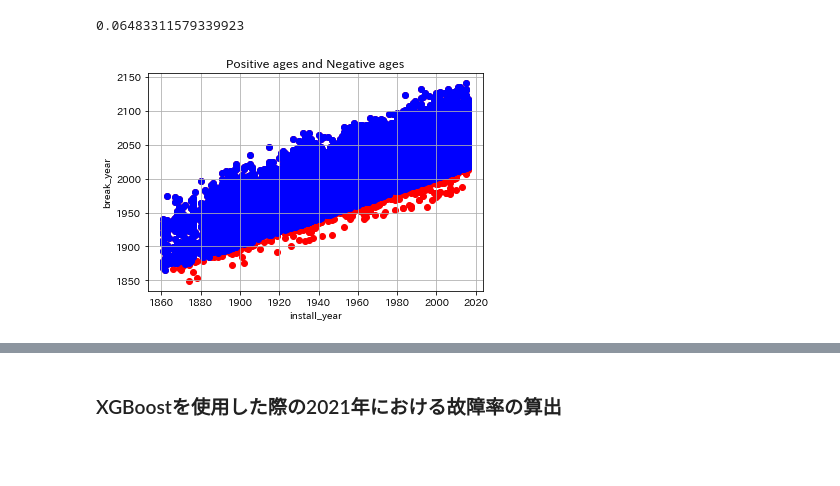
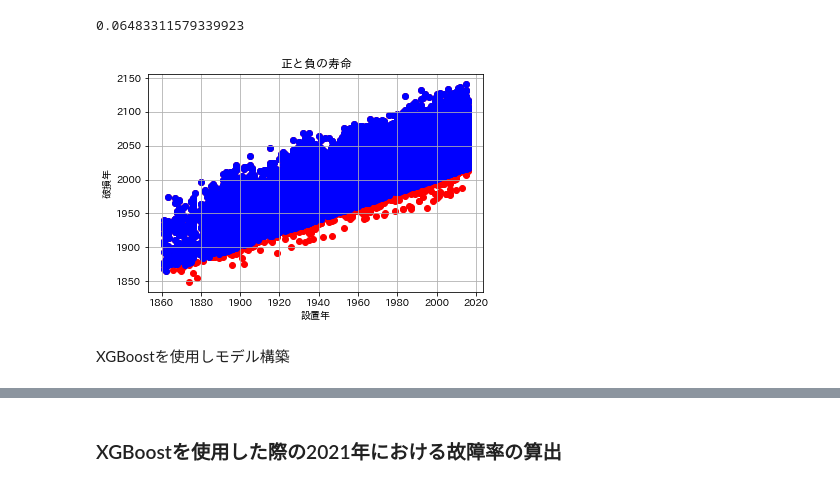
Before and after one commit to ontheroad2022/fracta, a Jupyter notebook: notebooks/100_0_nari_fracta_codeing_challenge.ipynb, the cells around one changed output, grey strips where cells are left out. Cells and saved outputs as stored; diff of their text form; code cells hidden in the pictures; blank space fills up the shorter version.

```diff
--- a/notebooks/100_0_nari_fracta_EDA.ipynb
+++ b/notebooks/100_0_nari_fracta_codeing_challenge.ipynb
@@ -522,7 +532,7 @@ A
 # %% [markdown]
 ### 寿命を予測します
 # %%
-pred = gbm.predict(A, num_iteration=gbm_o.best_iteration)
+pred = gbm.predict(A, num_iteration=gbm.best_iteration)
 # %% [markdown]
 予測寿命のヒストグラムをプロットする
 
@@ -609,14 +632,16 @@ display(my_metric(A))
 # %%
 df_pos = A[A['break_year'] > A['install_year']]
 
 plt.scatter(A['install_year'], A['break_year'], color = 'red')
 plt.scatter(df_pos['install_year'], df_pos['break_year'], color = 'blue')
 
-plt.title('Positive ages and Negative ages')
-plt.xlabel('install_year')
-plt.ylabel('break_year')
+plt.title('正と負の寿命')
+plt.xlabel('設置年')
+plt.ylabel('破損年')
 plt.grid()
 
 plt.show()
 # %% [output]
-[figure, old version]
+[figure, new version]
+# %% [markdown]
+XGBoostを使用しモデル構築
```
Also changed, not shown: parts of 27 cells of this notebook.
